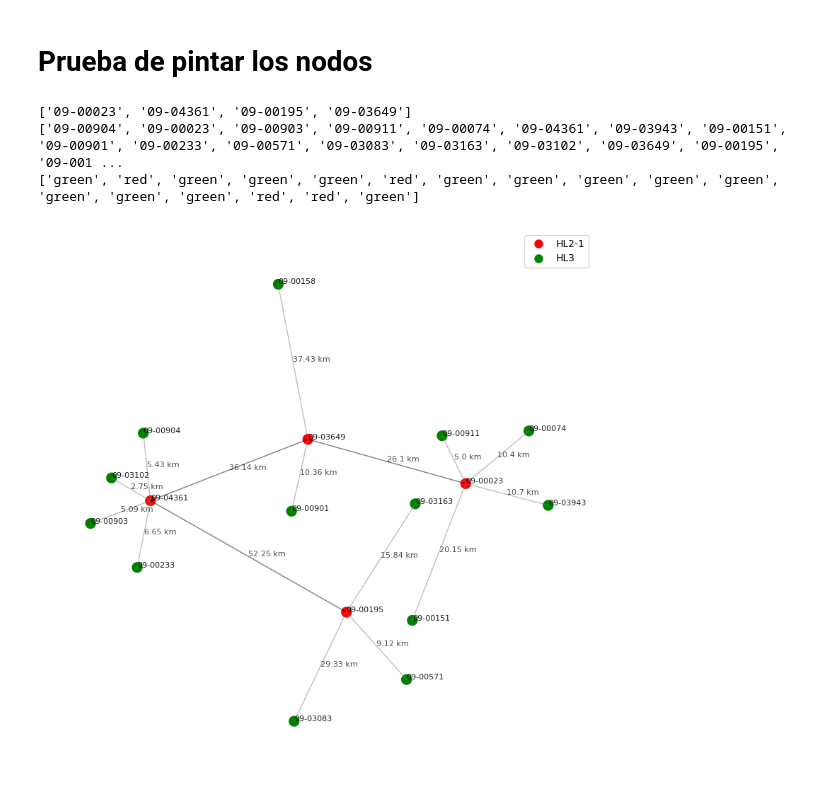
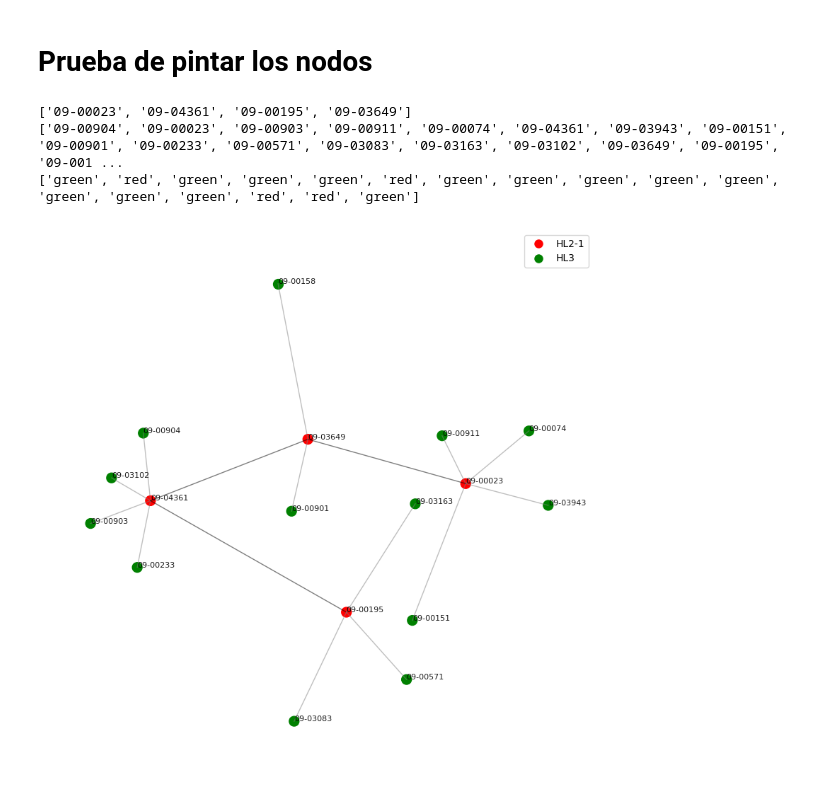
Before and after one commit to 6G-XTREME/PoF_Simulator, a Jupyter notebook: mocks/pruebas_mapa_rural/prueba_importar_solo_hl1-hl3.ipynb, the cells around one changed output. Drawn from its saved outputs; the diff is of its cells as text; code cells hidden in the pictures.

```diff
--- a/mocks/pruebas_mapa_rural/prueba_importar_solo_hl1-hl3.ipynb
+++ b/mocks/pruebas_mapa_rural/prueba_importar_solo_hl1-hl3.ipynb
@@ -176,42 +176,42 @@ for link in graph.links:
         alpha = 0.5
         color = 'gray'
 
     ax.plot([a[0], b[0]], [a[1], b[1]], 'k-', lw=linewidth, alpha=alpha, color=color)
-    ax.text(
-        (a[0] + b[0]) / 2,
-        (a[1] + b[1]) / 2,
-        f'{link.distance_km} km',
-        fontsize=8,
-        color='black',
-        alpha=0.7,
-    )
+    # ax.text(
+    #     (a[0] + b[0]) / 2,
+    #     (a[1] + b[1]) / 2,
+    #     f'{link.distance_km} km',
+    #     fontsize=8,
+    #     color='black',
+    #     alpha=0.7,
+    # )
 
 margin = 7 # km
 min_x = min(x) - margin
 max_x = max(x) + margin
 min_y = min(y) - margin
 max_y = max(y) + margin
 ax.set_xlim(min_x, max_x)
 ax.set_ylim(min_y, max_y)
 
 # ax.set_xlabel('X Coordinate (km)')
 # ax.set_ylabel('Y Coordinate (km)')
 ax.axis('off')
 
 legend_elements = [
     Line2D([0], [0], marker='o', color='w', label='HL2-1', markerfacecolor='red', markersize=10),
     Line2D([0], [0], marker='o', color='w', label='HL3', markerfacecolor='green', markersize=10)
 ]
 
 ax.legend(handles=legend_elements, loc='upper right')
 
 # ax.legend()
 plt.show()
 # %% [output]
 ['09-00023', '09-04361', '09-00195', '09-03649']
 ['09-00904', '09-00023', '09-00903', '09-00911', '09-00074', '09-04361', '09-03943', '09-00151', '09-00901', '09-00233', '09-00571', '09-03083', '09-03163', '09-03102', '09-03649', '09-00195', '09-001 ...
 ['green', 'red', 'green', 'green', 'green', 'red', 'green', 'green', 'green', 'green', 'green', 'green', 'green', 'green', 'red', 'red', 'green']
-[figure, old version]
+[figure, new version]
 # %%
 with open('temporal_graph.json', 'w') as f:
     f.write(graph.model_dump_json())
```
Also changed, not shown: 1 other file.
